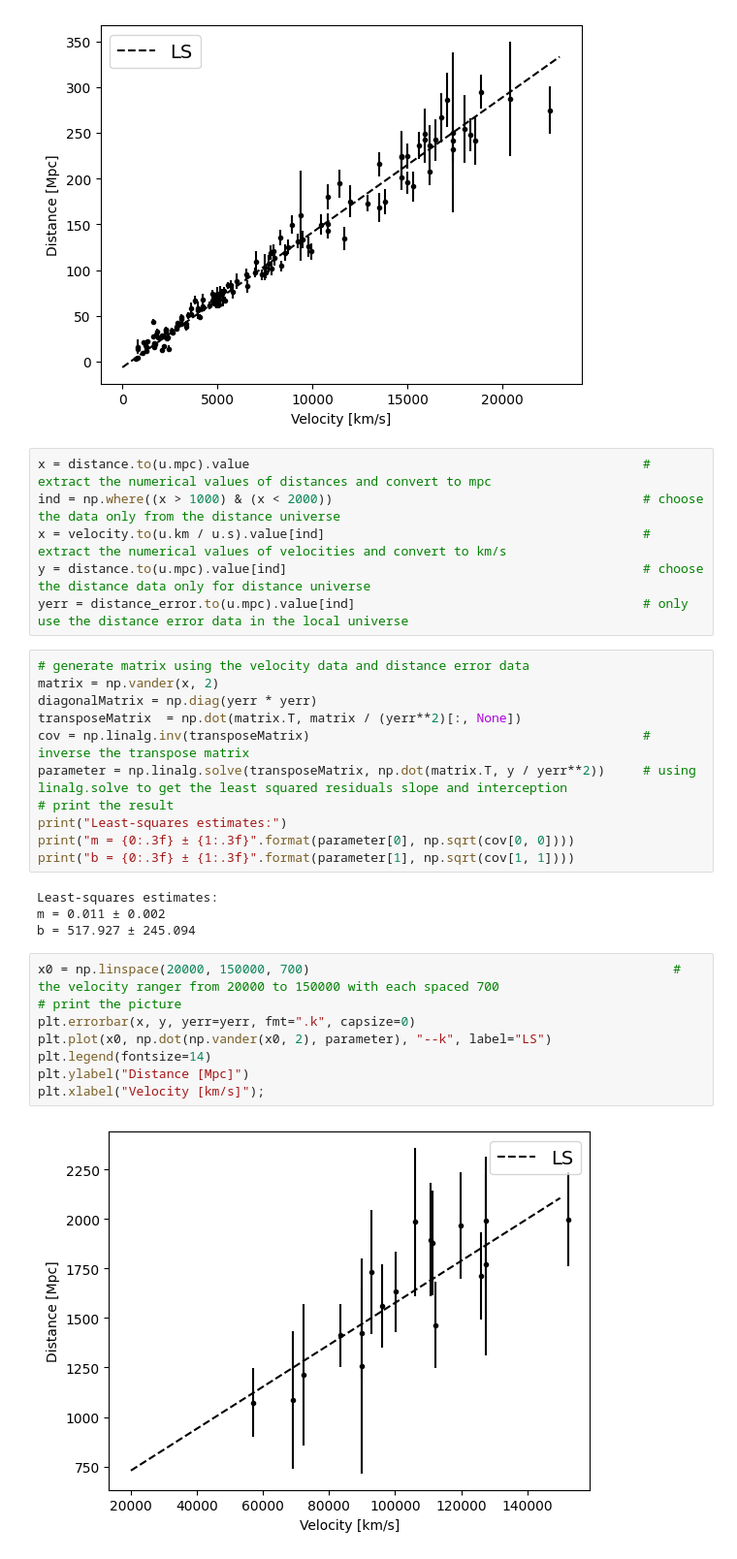
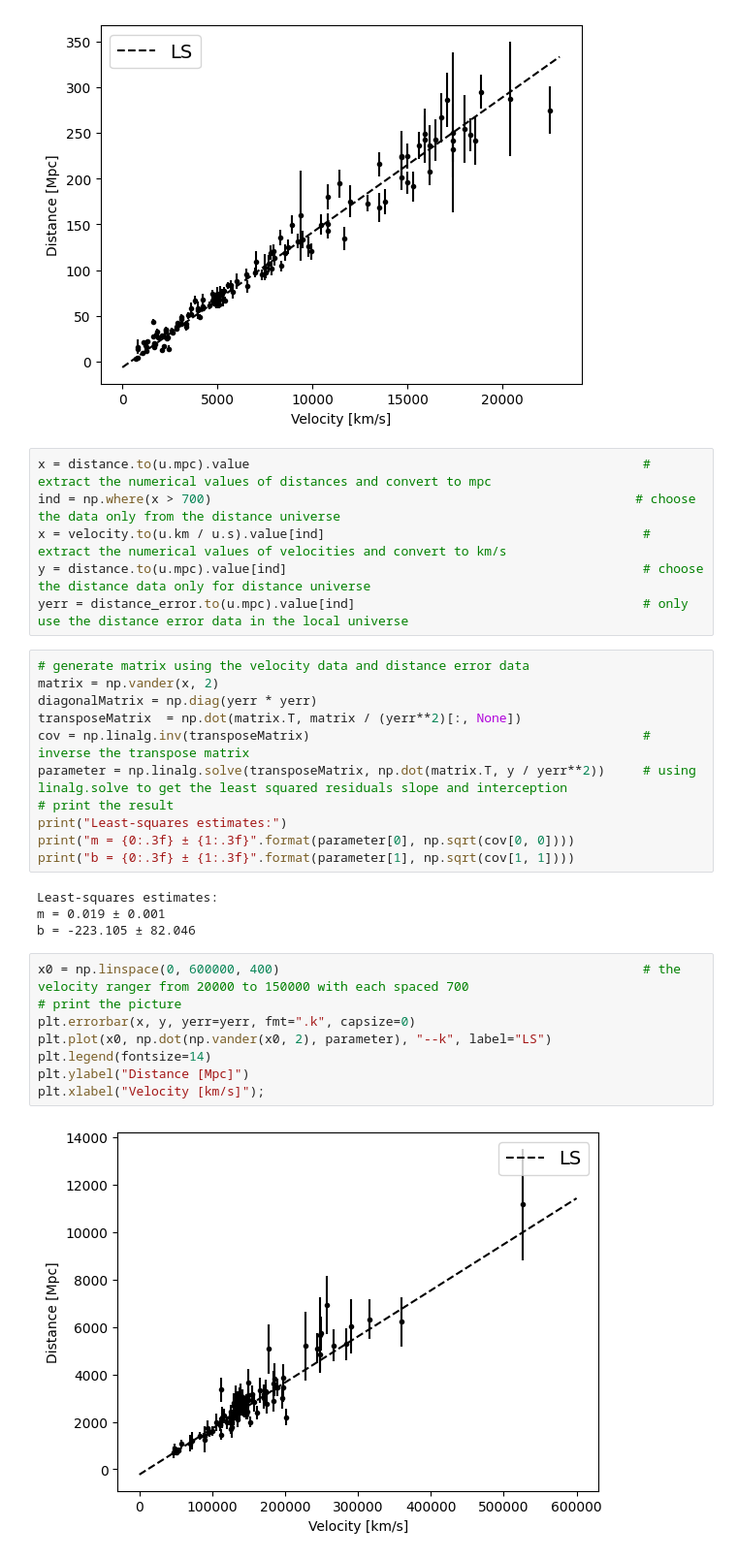
Before and after one commit to kAi3345/Astron, a Jupyter notebook: Fitting_line.ipynb, the cells around one changed output. Shown at 97% size. Saved outputs shown, nothing was run; the diff lists cells and outputs as text.

```diff
--- a/Fitting_line.ipynb
+++ b/Fitting_line.ipynb
@@ -49,7 +49,7 @@ plt.xlabel("Velocity [km/s]");
 [figure]
 # %%
 x = distance.to(u.mpc).value                                                    # extract the numerical values of distances and convert to mpc
-ind = np.where((x > 1000) & (x < 2000))                                         # choose the data only from the distance universe
+ind = np.where(x > 700)                                                        # choose the data only from the distance universe
 x = velocity.to(u.km / u.s).value[ind]                                          # extract the numerical values of velocities and convert to km/s
 y = distance.to(u.mpc).value[ind]                                               # choose the distance data only for distance universe
 yerr = distance_error.to(u.mpc).value[ind]                                      # only use the distance error data in the local universe
@@ -66,15 +66,15 @@ print("m = {0:.3f} ± {1:.3f}".format(parameter[0], np.sqrt(cov[0, 0])))
 print("b = {0:.3f} ± {1:.3f}".format(parameter[1], np.sqrt(cov[1, 1])))
 # %% [output]
 Least-squares estimates:
-m = 0.011 ± 0.002
-b = 517.927 ± 245.094
+m = 0.019 ± 0.001
+b = -223.105 ± 82.046
 # %%
-x0 = np.linspace(20000, 150000, 700)                                                # the velocity ranger from 20000 to 150000 with each spaced 700
+x0 = np.linspace(0, 600000, 400)                                                # the velocity ranger from 20000 to 150000 with each spaced 700
 # print the picture
 plt.errorbar(x, y, yerr=yerr, fmt=".k", capsize=0)
 plt.plot(x0, np.dot(np.vander(x0, 2), parameter), "--k", label="LS")
 plt.legend(fontsize=14)
 plt.ylabel("Distance [Mpc]")
 plt.xlabel("Velocity [km/s]");
 # %% [output]
-[figure, old version]
+[figure, new version]
```
